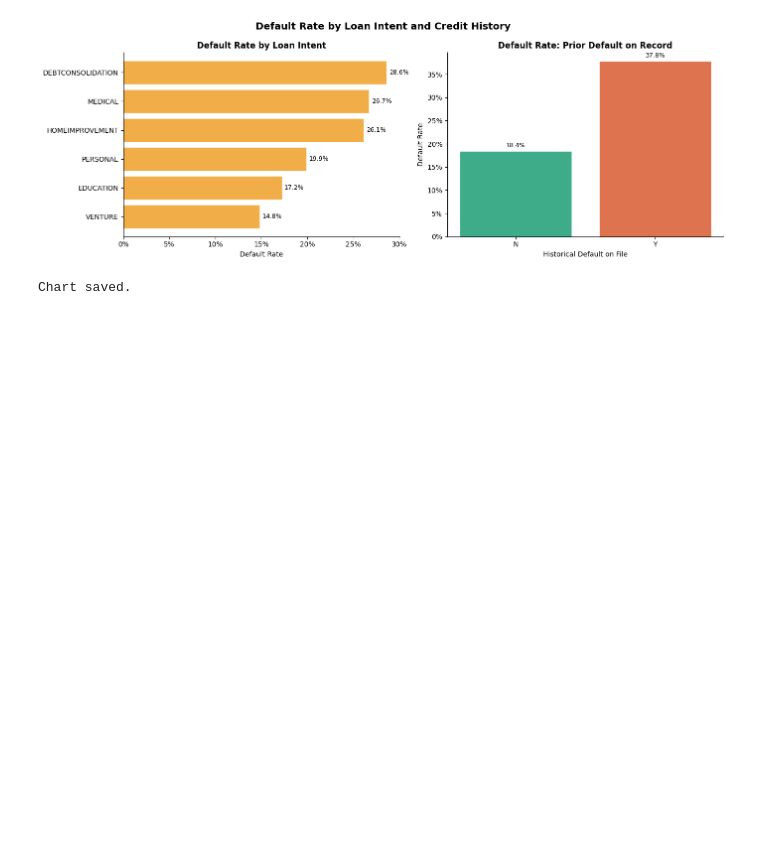
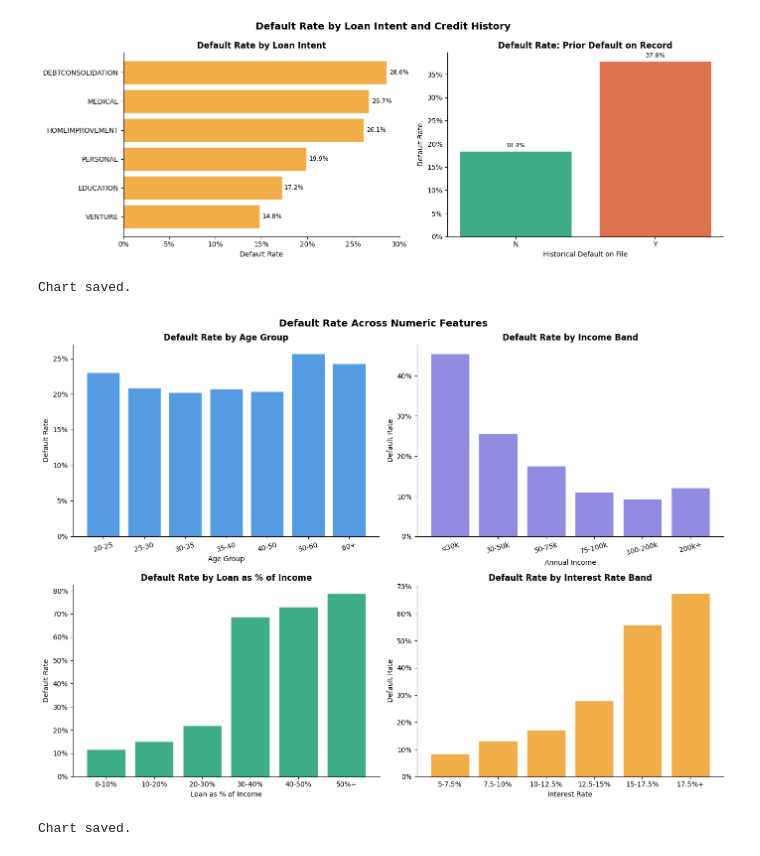
Before and after one commit to dobadina/credit-risk-lending-system, a Jupyter notebook: notebooks/01_data_understanding_and_preparation.ipynb, the cells around one changed output. Cells and saved outputs as stored; diff of their text form; code cells hidden in the pictures; blank space fills up the shorter version.

```diff
--- a/notebooks/01_data_understanding_and_preparation.ipynb
+++ b/notebooks/01_data_understanding_and_preparation.ipynb
@@ -519,3 +519,71 @@ print("Chart saved.")
 # %% [output]
 [figure]
 Chart saved.
+# %%
+fig, axes = plt.subplots(2, 2, figsize=(14, 10))
+fig.suptitle('Default Rate Across Numeric Features', fontsize=14, fontweight='bold')
+
+# Age vs default rate (binned)
+df['age_bin'] = pd.cut(df['person_age'], bins=[20,25,30,35,40,50,60,150],
+                       labels=['20-25','25-30','30-35','35-40','40-50','50-60','60+'])
+age_default = df.groupby('age_bin', observed=True)['loan_status'].mean()
+axes[0,0].bar(age_default.index.astype(str), age_default.values,
+              color='#378ADD', alpha=0.85, edgecolor='white', linewidth=0.4)
+axes[0,0].set_title('Default Rate by Age Group', fontweight='bold')
+axes[0,0].set_xlabel('Age Group')
+axes[0,0].set_ylabel('Default Rate')
+axes[0,0].yaxis.set_major_formatter(plt.FuncFormatter(lambda y, _: f'{y:.0%}'))
+axes[0,0].tick_params(axis='x', rotation=15)
+axes[0,0].spines['top'].set_visible(False)
+axes[0,0].spines['right'].set_visible(False)
+
+# Income vs default rate (binned)
+df['income_bin'] = pd.cut(df['person_income'],
+                          bins=[0,30000,50000,75000,100000,200000,6000001],
+                          labels=['<30k','30-50k','50-75k','75-100k','100-200k','200k+'])
+inc_default = df.groupby('income_bin', observed=True)['loan_status'].mean()
+axes[0,1].bar(inc_default.index.astype(str), inc_default.values,
+              color='#7F77DD', alpha=0.85, edgecolor='white', linewidth=0.4)
+axes[0,1].set_title('Default Rate by Income Band', fontweight='bold')
+axes[0,1].set_xlabel('Annual Income')
+axes[0,1].set_ylabel('Default Rate')
+axes[0,1].yaxis.set_major_formatter(plt.FuncFormatter(lambda y, _: f'{y:.0%}'))
+axes[0,1].tick_params(axis='x', rotation=15)
+axes[0,1].spines['top'].set_visible(False)
+axes[0,1].spines['right'].set_visible(False)
+
+# Loan percent income vs default rate
+df['lpi_bin'] = pd.cut(df['loan_percent_income'],
+                       bins=[0, 0.1, 0.2, 0.3, 0.4, 0.5, 1.0],
+                       labels=['0-10%','10-20%','20-30%','30-40%','40-50%','50%+'])
+lpi_default = df.groupby('lpi_bin', observed=True)['loan_status'].mean()
+axes[1,0].bar(lpi_default.index.astype(str), lpi_default.values,
+              color='#1D9E75', alpha=0.85, edgecolor='white', linewidth=0.4)
+axes[1,0].set_title('Default Rate by Loan as % of Income', fontweight='bold')
+axes[1,0].set_xlabel('Loan as % of Income')
+axes[1,0].set_ylabel('Default Rate')
+axes[1,0].yaxis.set_major_formatter(plt.FuncFormatter(lambda y, _: f'{y:.0%}'))
+axes[1,0].spines['top'].set_visible(False)
+axes[1,0].spines['right'].set_visible(False)
+
+# Interest rate vs default rate
+df['rate_bin'] = pd.cut(df['loan_int_rate'],
+                        bins=[5, 7.5, 10, 12.5, 15, 17.5, 24],
+                        labels=['5-7.5%','7.5-10%','10-12.5%','12.5-15%','15-17.5%','17.5%+'])
+rate_default = df.groupby('rate_bin', observed=True)['loan_status'].mean()
+axes[1,1].bar(rate_default.index.astype(str), rate_default.values,
+              color='#EF9F27', alpha=0.85, edgecolor='white', linewidth=0.4)
+axes[1,1].set_title('Default Rate by Interest Rate Band', fontweight='bold')
+axes[1,1].set_xlabel('Interest Rate')
+axes[1,1].set_ylabel('Default Rate')
+axes[1,1].yaxis.set_major_formatter(plt.FuncFormatter(lambda y, _: f'{y:.0%}'))
+axes[1,1].spines['top'].set_visible(False)
+axes[1,1].spines['right'].set_visible(False)
+
+plt.tight_layout()
+plt.savefig(f"{OUTPUT_PATH}/figures/05_default_rate_numeric.png", dpi=150, bbox_inches='tight')
+plt.show()
+print("Chart saved.")
+# %% [output]
+[figure, added]
+Chart saved.
```
Also changed, not shown: parts of 6 cells of this notebook.
